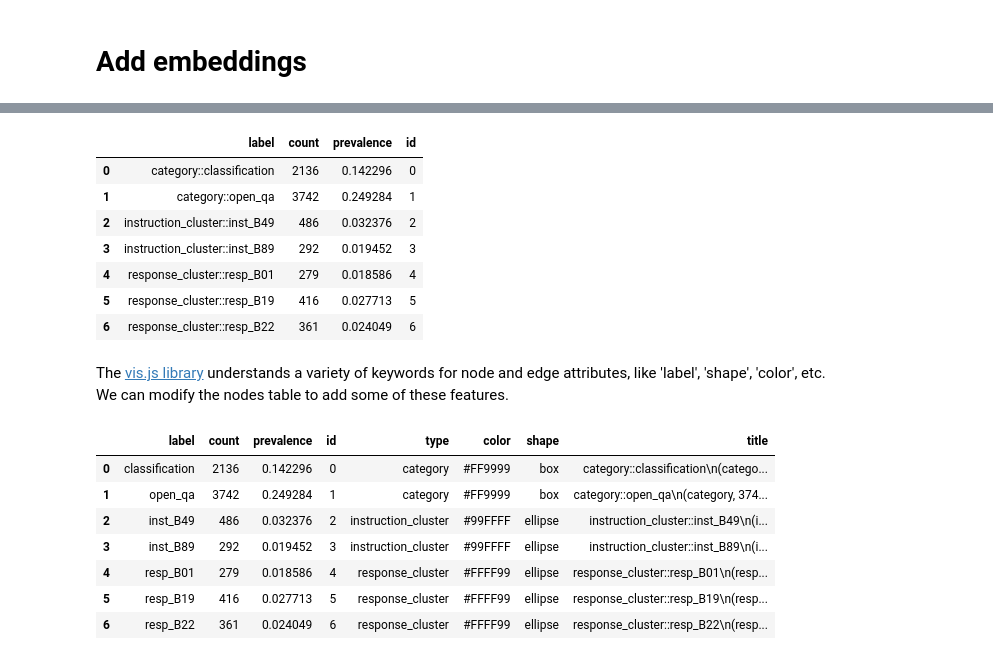
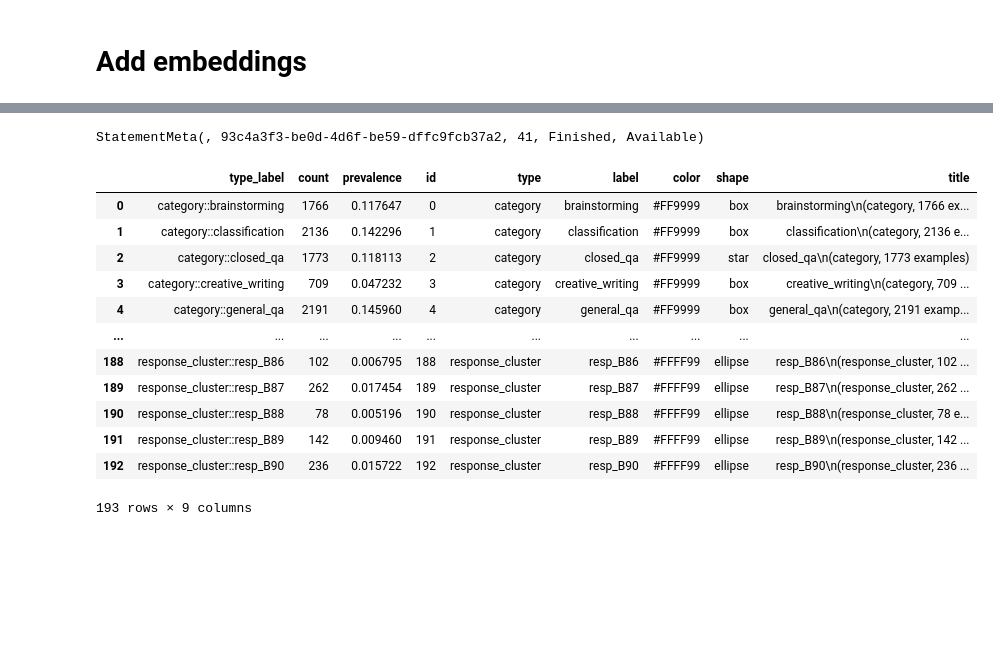
Before and after one commit to rmhorton/sentence-embedding-demos, a Jupyter notebook: hello_dolly/Hello_Dolly.ipynb, the cells around one changed output, grey strips where cells are left out. Drawn from its saved outputs; the diff is of its cells as text; code cells hidden in the pictures; blank space fills up the shorter version.

```diff
--- a/hello_dolly/Hello_Dolly.ipynb
+++ b/hello_dolly/Hello_Dolly.ipynb
@@ -128,6 +121,6 @@ def add_cluster_cols(df, embedding_col='embedding', prefix='cluster', letters='A
 # %%
-dolly_data = add_cluster_cols(dolly_data, embedding_col='instruction_vector', prefix='inst', letters='ABC', max_threshold=8)
-dolly_data = add_cluster_cols(dolly_data, embedding_col='response_vector',    prefix='resp', letters='ABC', max_threshold=8)
+dolly_data = add_cluster_cols(dolly_data, embedding_col='instruction_vector', prefix='inst', letters='AB', max_threshold=8)
+dolly_data = add_cluster_cols(dolly_data, embedding_col='response_vector',    prefix='resp', letters='AB', max_threshold=8)
 
 dolly_data
 # %% [output]
@@ -398,5 +386,8 @@ item_pair_stats.sort_values('confidence', ascending=False)[0:15]
 | 1758 | instruction_cluster::inst_B10 | category::information_extraction | 207 | 1506 | 174 | 0.013790 | 0.100326 | ... |
 | 5200 | response_cluster::resp_B11 | instruction_cluster::inst_B87 | 55 | 66 | 46 | 0.003664 | 0.004397 | ... |
 # %%
-nodes, edges = get_nodes_and_edges_from_item_pair_stats( item_pair_stats[ item_pair_stats['both_count'] > 175 ] )  # 50
+nodes, edges = get_nodes_and_edges_from_item_pair_stats( item_pair_stats[ item_pair_stats['both_count'] > 15 ] )
+
+nodes = nodes.rename(columns={'label':'type_label'})
+nodes
 # %% [output]
@@ -404,59 +409,47 @@ Your graph will have 7 nodes and 12 edges.
-# %%
-nodes
-# %% [output]
-|  | label | count | prevalence | id |
-| 0 | category::classification | 2136 | 0.142296 | 0 |
-| 1 | category::open_qa | 3742 | 0.249284 | 1 |
-| 2 | instruction_cluster::inst_B49 | 486 | 0.032376 | 2 |
-| 3 | instruction_cluster::inst_B89 | 292 | 0.019452 | 3 |
-| 4 | response_cluster::resp_B01 | 279 | 0.018586 | 4 |
-| 5 | response_cluster::resp_B19 | 416 | 0.027713 | 5 |
-| 6 | response_cluster::resp_B22 | 361 | 0.024049 | 6 |
-# %% [markdown]
-The [vis.js library](https://visjs.github.io/vis-network/docs/network/) understands a variety of keywords for node and edge attributes, like 'label', 'shape', 'color', etc. We can modify the nodes table to add some of these features.
 # %%
 type_color = {'category': '#FF9999', 'instruction_cluster': '#99FFFF', 'response_cluster': '#FFFF99'}
 
+# use different shapes for categories that use context and those that do not
 category_shape = {'brainstorming': 'box', 'classification': 'box', 'creative_writing': 'box',
                   'general_qa': 'box', 'open_qa': 'box',
-                  'closed_qa': 'star', 'information_extraction': 'star', 'summarization': 'star'}
+                  'closed_qa': 'star', 'information_extraction': 'star', 'summarization': 'star',
+                  'instruction_cluster': 'ellipse', 'response_cluster': 'ellipse'}
 
-nodes['type'] = [ x.split('::')[0] for x in nodes['label'] ]
+nodes['type'] = [ x.split('::')[0] for x in nodes['type_label'] ]
+nodes['label'] = [ x.split('::')[1] for x in nodes['type_label'] ]     # text displayed on the node
 nodes['color'] = [ type_color[my_type] for my_type in nodes['type'] ]
 
-# use different shapes for categories that use context and those that do not
 
-def get_shape(my_label):
-    [my_type, my_detail] = my_label.split('::')
-    if my_type == 'category':
-        return category_shape[my_detail]
-    else:
-        return 'ellipse'
+nodes['shape'] = [ category_shape[row['label']] if row['type'] == 'category' else 'ellipse' for row in nodes.to_dict(orient='records') ]
 
-nodes['shape'] = [ get_shape(my_label) for my_label in nodes['label'] ]
-
-def make_node_title(row, sentence_df):
+def make_node_title(row, text_df):
     title = f"{row['label']}\n({row['type']}, {row['count']} examples)"
-#     if row['category'] == 'adjective':
-#         adjective = row['label']
-#         examples = sentence_df[ sentence_df['bias_adjective'] == adjective ]['stereotype'].values
-#         top_examples = [ f"{x[0]} ({x[1]} times)" for x in Counter(examples).most_common(5) ]
-#         title += '\n' + '\n'.join(top_examples)
-
+    if row['type'] == 'instruction_cluster':
+        cluster_id = row['label']
+        examples = text_df[ text_df['inst_B'] == cluster_id ]['instruction'].sample(6).values
+        title += '\n' + '\n'.join(examples)
+    if row['type'] == 'response_cluster':
+        cluster_id = row['label']
+        examples = text_df[ text_df['resp_B'] == cluster_id ]['response'].sample(6).values
+        title += '\n' + '\n'.join(examples)
     return title
 
 nodes['title'] = [ make_node_title(row, dolly_data) for row in nodes.to_dict(orient='records') ]
 
-# 'label' is a reserved word that controls the text displayed on the node; let's simplify that
-nodes['label'] = [ x.split('::')[1] for x in nodes['label'] ]
 
 nodes
 # %% [output]
+StatementMeta(, 93c4a3f3-be0d-4d6f-be59-dffc9fcb37a2, 41, Finished, Available)
-|  | label | count | prevalence | id | type | color | shape | title |
-| 0 | classification | 2136 | 0.142296 | 0 | category | #FF9999 | box | category::classification\n(catego... |
-| 1 | open_qa | 3742 | 0.249284 | 1 | category | #FF9999 | box | category::open_qa\n(category, 374... |
-| 2 | inst_B49 | 486 | 0.032376 | 2 | instruction_cluster | #99FFFF | ellipse | instruction_cluster::inst_B49\n(i... |
-| 3 | inst_B89 | 292 | 0.019452 | 3 | instruction_cluster | #99FFFF | ellipse | instruction_cluster::inst_B89\n(i... |
-| 4 | resp_B01 | 279 | 0.018586 | 4 | response_cluster | #FFFF99 | ellipse | response_cluster::resp_B01\n(resp... |
-| 5 | resp_B19 | 416 | 0.027713 | 5 | response_cluster | #FFFF99 | ellipse | response_cluster::resp_B19\n(resp... |
-| 6 | resp_B22 | 361 | 0.024049 | 6 | response_cluster | #FFFF99 | ellipse | response_cluster::resp_B22\n(resp... |
+|  | type_label | count | prevalence | id | type | label | color | shape | title |
+| 0 | category::brainstorming | 1766 | 0.117647 | 0 | category | brainstorming | #FF9999 | box | brainstorming\n(category, 1766 ex... |
+| 1 | category::classification | 2136 | 0.142296 | 1 | category | classification | #FF9999 | box | classification\n(category, 2136 e... |
+| 2 | category::closed_qa | 1773 | 0.118113 | 2 | category | closed_qa | #FF9999 | star | closed_qa\n(category, 1773 examples) |
+| 3 | category::creative_writing | 709 | 0.047232 | 3 | category | creative_writing | #FF9999 | box | creative_writing\n(category, 709 ... |
+| 4 | category::general_qa | 2191 | 0.145960 | 4 | category | general_qa | #FF9999 | box | general_qa\n(category, 2191 examp... |
+| ... | ... | ... | ... | ... | ... | ... | ... | ... | ... |
+| 188 | response_cluster::resp_B86 | 102 | 0.006795 | 188 | response_cluster | resp_B86 | #FFFF99 | ellipse | resp_B86\n(response_cluster, 102 ... |
+| 189 | response_cluster::resp_B87 | 262 | 0.017454 | 189 | response_cluster | resp_B87 | #FFFF99 | ellipse | resp_B87\n(response_cluster, 262 ... |
+| 190 | response_cluster::resp_B88 | 78 | 0.005196 | 190 | response_cluster | resp_B88 | #FFFF99 | ellipse | resp_B88\n(response_cluster, 78 e... |
+| 191 | response_cluster::resp_B89 | 142 | 0.009460 | 191 | response_cluster | resp_B89 | #FFFF99 | ellipse | resp_B89\n(response_cluster, 142 ... |
+| 192 | response_cluster::resp_B90 | 236 | 0.015722 | 192 | response_cluster | resp_B90 | #FFFF99 | ellipse | resp_B90\n(response_cluster, 236 ... |
+193 rows × 9 columns
```
Also changed, not shown: parts of 22 cells of this notebook.
